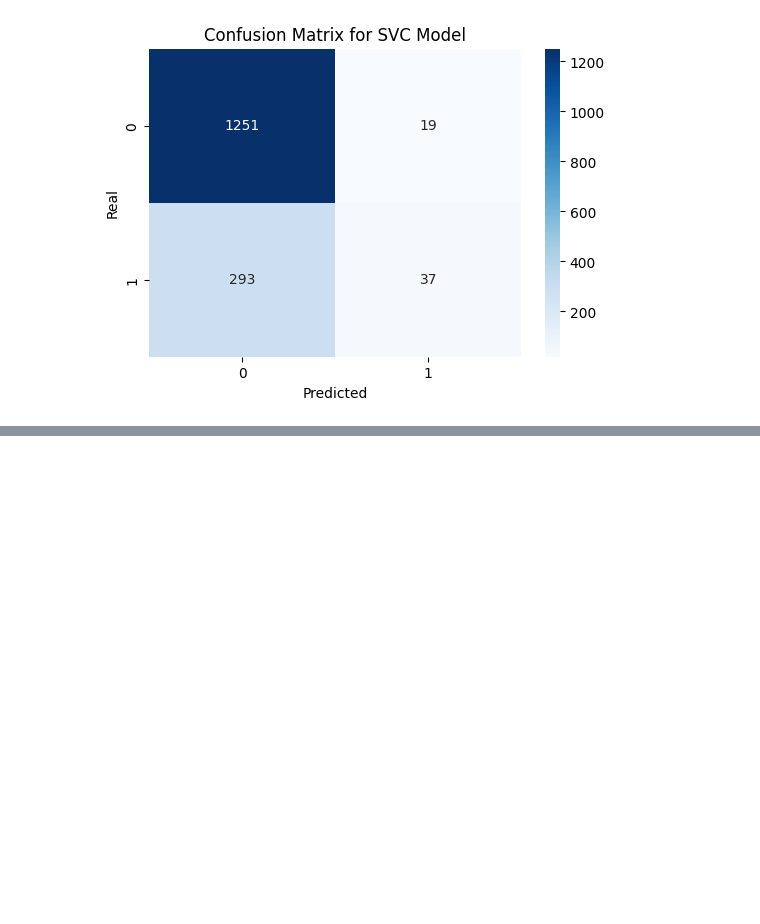
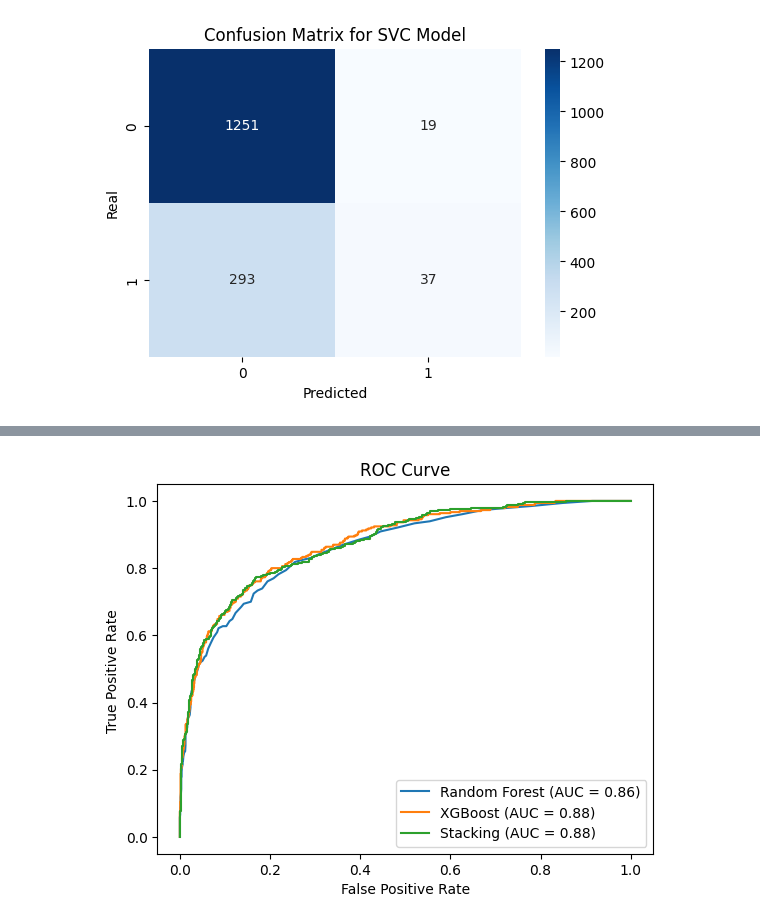
Before and after one commit to Design3Website/MachineLearning_PredictingChurnRate, a Jupyter notebook: Mon_Model.ipynb, the cells around one changed output, grey strips where cells are left out. Drawn from its saved outputs; the diff is of its cells as text; code cells hidden in the pictures; blank space fills up the shorter version.

```diff
--- a/Mon_Model.ipynb
+++ b/Mon_Model.ipynb
@@ -597,0 +596,24 @@ Mean cross-validation score for Stacking: 0.86625
+# %%
+from sklearn.metrics import roc_auc_score, roc_curve, f1_score, precision_score, recall_score
+acc_scores ={}
+precision_scores = {}
+recall_scores = {}
+f1_scores = {}
+roc_auc_scores = {}
+
+for mode, name in zip([LSVC,RF,XGB,stack], ['LinearSVC','Random Forest', 'XGBoost', 'Stacking']):
+    acc_scores[name] = cross_val_score(mode, X, y, cv=5, scoring='accuracy')
+    precision_scores[name] = cross_val_score(mode, X, y, cv=5, scoring='precision')
+    f1_scores[name] = cross_val_score(mode, X, y, cv=5, scoring='f1')
+    recall_scores[name] = cross_val_score(mode, X, y, cv=5, scoring='recall')
+    roc_auc_scores[name] = cross_val_score(mode, X, y, cv=5, scoring='roc_auc')
+
+data_metrics = pd.DataFrame({
+    'Accuracy': acc_scores,
+    'Precision': precision_scores,
+    'F1_Score': f1_scores,
+    'Recall': recall_scores,
+    'ROC_AUC': roc_auc_scores
+})
+
+print(data_metrics)
@@ -597,0 +674,14 @@ Mean cross-validation score for Stacking: 0.86625
+# %%
+# AUC Curve for best models
+from sklearn.metrics import roc_curve, auc
+for model, name in zip([ RF, XGB, stack], [ 'Random Forest', 'XGBoost', 'Stacking']):
+    y_prob = model.predict_proba(X_test)[:, 1]
+    fpr, tpr, _ = roc_curve(y_test, y_prob)
+    roc_auc = auc(fpr, tpr)
+    plt.plot(fpr, tpr, label=f'{name} (AUC = {roc_auc:.2f})')
+    plt.xlabel('False Positive Rate')
+    plt.ylabel('True Positive Rate ')
+    plt.title('ROC Curve')
+    plt.legend()
+# %% [output]
+[figure, added]
```
Also changed, not shown: parts of 15 cells of this notebook.
